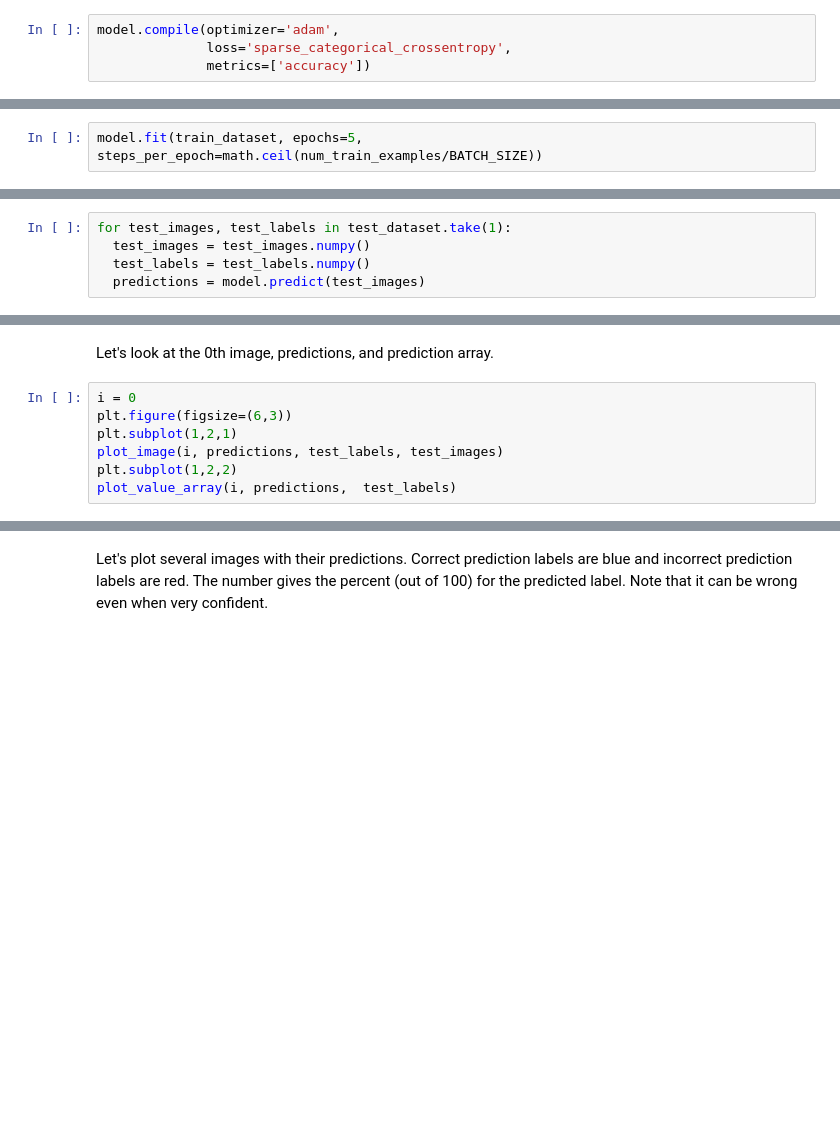
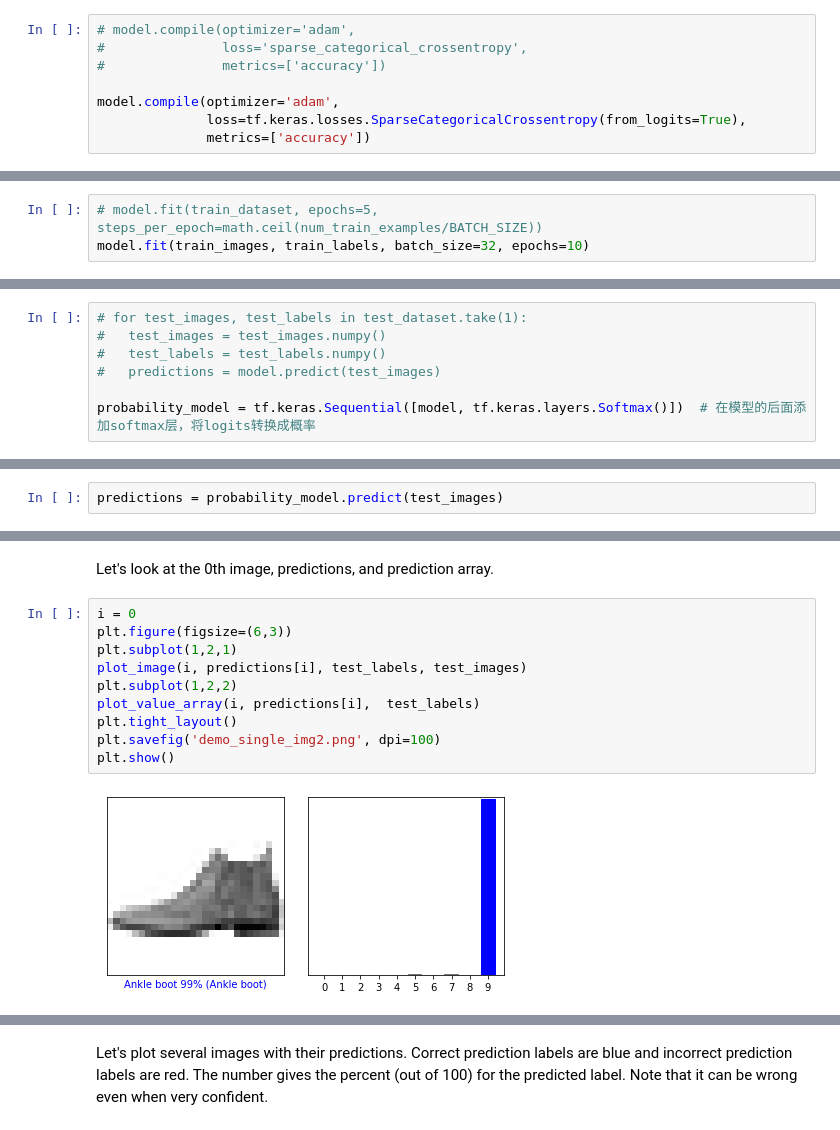
Before and after one commit to OnlyBelter/examples, a Jupyter notebook: courses/udacity_intro_to_tensorflow_for_deep_learning/l03c01_classifying_images_of_clothing.ipynb, the cells around one changed output, grey strips where cells are left out. Cells and saved outputs as stored; diff of their text form; blank space fills up the shorter version.

```diff
--- a/courses/udacity_intro_to_tensorflow_for_deep_learning/l03c01_classifying_images_of_clothing.ipynb
+++ b/courses/udacity_intro_to_tensorflow_for_deep_learning/l03c01_classifying_images_of_clothing.ipynb
@@ -264,6 +313,10 @@ Before the model is ready for training, it needs a few more settings. These are
 # %%
+# model.compile(optimizer='adam',
+#               loss='sparse_categorical_crossentropy',
+#               metrics=['accuracy'])
+
 model.compile(optimizer='adam',
-              loss='sparse_categorical_crossentropy',
+              loss=tf.keras.losses.SparseCategoricalCrossentropy(from_logits=True),
               metrics=['accuracy'])
 # %% [markdown]
 ## Train the model
@@ -286,2 +349,3 @@ test_dataset = test_dataset.batch(BATCH_SIZE)
 # %%
-model.fit(train_dataset, epochs=5, steps_per_epoch=math.ceil(num_train_examples/BATCH_SIZE))
+# model.fit(train_dataset, epochs=5, steps_per_epoch=math.ceil(num_train_examples/BATCH_SIZE))
+model.fit(train_images, train_labels, batch_size=32, epochs=10)
@@ -303,5 +397,7 @@ With the model trained, we can use it to make predictions about some images.
 # %%
-for test_images, test_labels in test_dataset.take(1):
-  test_images = test_images.numpy()
-  test_labels = test_labels.numpy()
-  predictions = model.predict(test_images)
+# for test_images, test_labels in test_dataset.take(1):
+#   test_images = test_images.numpy()
+#   test_labels = test_labels.numpy()
+#   predictions = model.predict(test_images)
+
+probability_model = tf.keras.Sequential([model, tf.keras.layers.Softmax()])  # 在模型的后面添加softmax层，将logits转换成概率
@@ -310,2 +404,4 @@ predictions.shape
+# %%
+predictions = probability_model.predict(test_images)
 # %% [markdown]
 Here, the model has predicted the label for each image in the testing set. Let's take a look at the first prediction:
@@ -357,8 +496,13 @@ Let's look at the 0th image, predictions, and prediction array.
 # %%
 i = 0
 plt.figure(figsize=(6,3))
 plt.subplot(1,2,1)
-plot_image(i, predictions, test_labels, test_images)
+plot_image(i, predictions[i], test_labels, test_images)
 plt.subplot(1,2,2)
-plot_value_array(i, predictions,  test_labels)
+plot_value_array(i, predictions[i],  test_labels)
+plt.tight_layout()
+plt.savefig('demo_single_img2.png', dpi=100)
+plt.show()
+# %% [output]
+[figure, added]
 # %%
```
Also changed, not shown: parts of 58 cells of this notebook, 9 other files.
